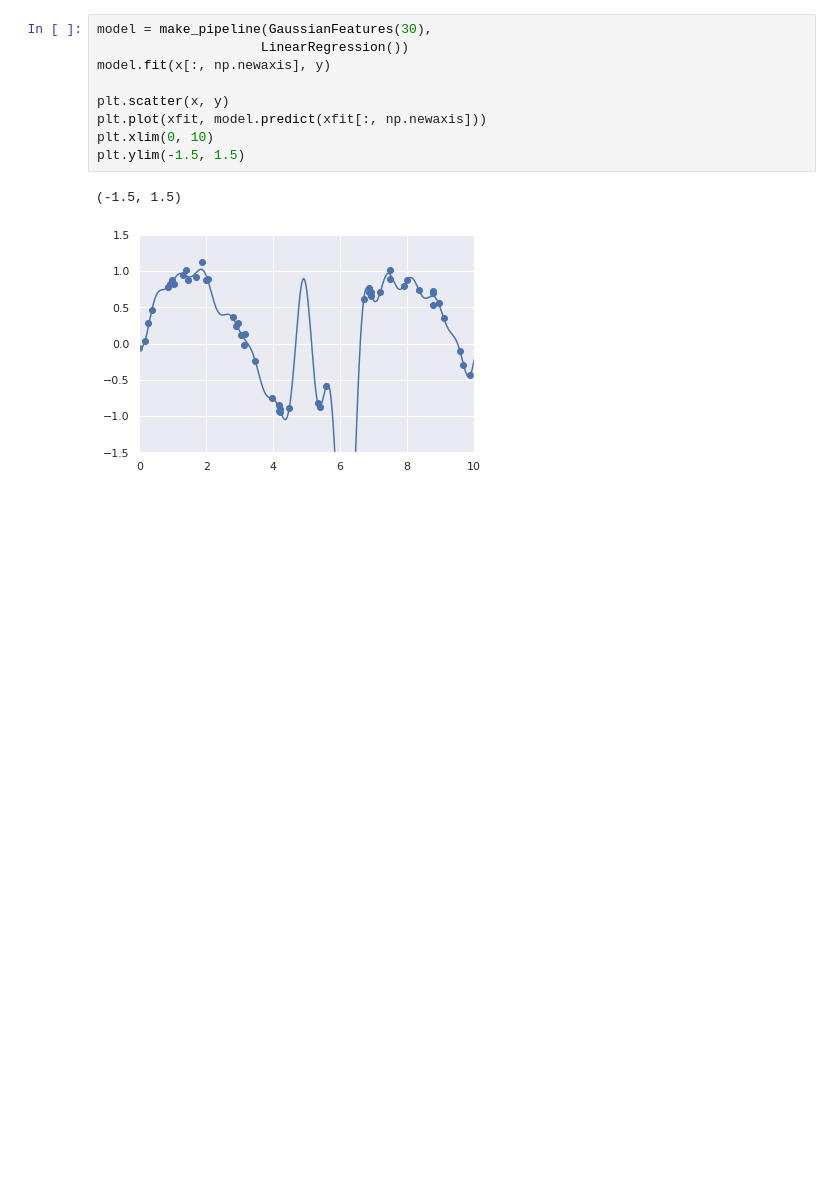
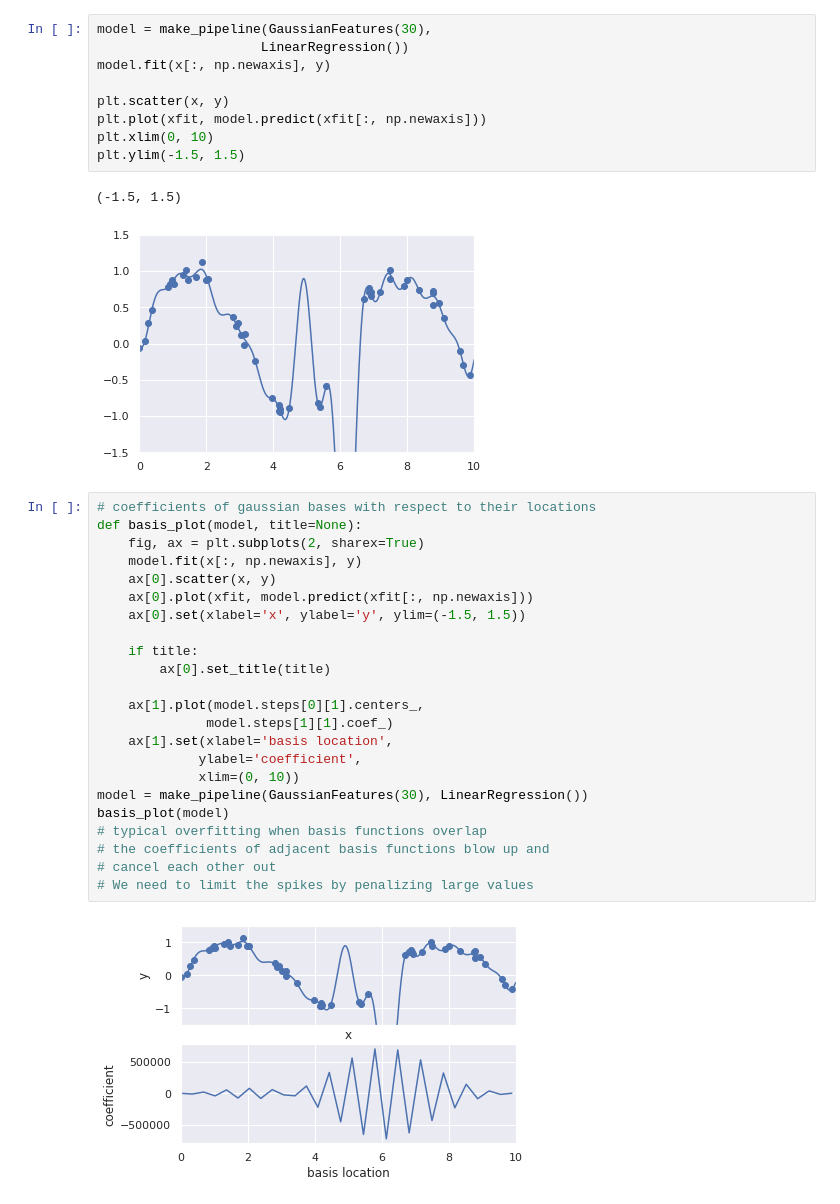
Before and after one commit to Simonliuwaterloo/python_data_science_handbook, a Jupyter notebook: linear_regression.ipynb, the cells around one changed output. Drawn from its saved outputs; the diff is of its cells as text; blank space fills up the shorter version.

```diff
--- a/linear_regression.ipynb
+++ b/linear_regression.ipynb
@@ -135,3 +135,28 @@ plt.ylim(-1.5, 1.5)
 # %% [output]
 (-1.5, 1.5)
 [figure]
+# %%
+# coefficients of gaussian bases with respect to their locations
+def basis_plot(model, title=None):
+    fig, ax = plt.subplots(2, sharex=True)
+    model.fit(x[:, np.newaxis], y)
+    ax[0].scatter(x, y)
+    ax[0].plot(xfit, model.predict(xfit[:, np.newaxis]))
+    ax[0].set(xlabel='x', ylabel='y', ylim=(-1.5, 1.5))
+
+    if title:
+        ax[0].set_title(title)
+
+    ax[1].plot(model.steps[0][1].centers_,
+              model.steps[1][1].coef_)
+    ax[1].set(xlabel='basis location',
+             ylabel='coefficient',
+             xlim=(0, 10))
+model = make_pipeline(GaussianFeatures(30), LinearRegression())
+basis_plot(model)
+# typical overfitting when basis functions overlap
+# the coefficients of adjacent basis functions blow up and
+# cancel each other out
+# We need to limit the spikes by penalizing large values
+# %% [output]
+[figure, added]
```
Also changed, not shown: parts of 4 cells of this notebook, 6 other files.
